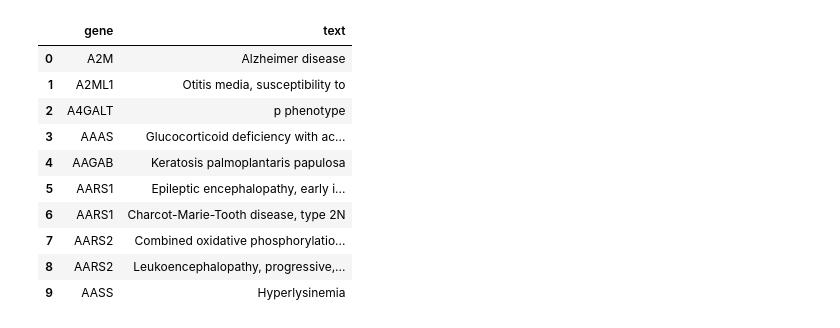
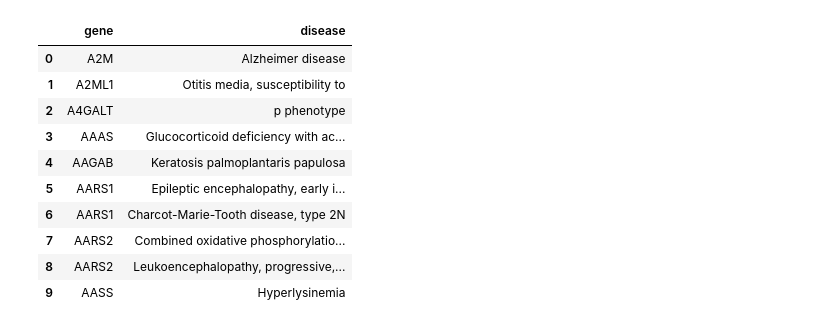
Before and after one commit to irbraun/snpedia-nlp, a Jupyter notebook: scripts/looking_at_clinvar_data.ipynb, the cells around one changed output. Drawn from its saved outputs; the diff is of its cells as text; code cells hidden in the pictures.

```diff
--- a/scripts/looking_at_clinvar_data.ipynb
+++ b/scripts/looking_at_clinvar_data.ipynb
@@ -20,11 +19,11 @@ df.head(10)
 | 9 | 10157 | AASS | NaN | C0543533 | Hyperlysinemia | Human Phenotype Ontology | HP:0002161 | 238700.0 | ... |
 # %%
 df = df[["AssociatedGenes","DiseaseName"]]
-df.columns = ["gene", "text"]
-df.to_csv(OUTPUT_FILEPATH, index=False)
+df.columns = ["gene", "disease"]
+df.to_csv("../genes_and_diseases.tsv", sep="\t", index=False)
 df.head(10)
 # %% [output]
-|  | gene | text |
+|  | gene | disease |
 | 0 | A2M | Alzheimer disease |
 | 1 | A2ML1 | Otitis media, susceptibility to |
 | 2 | A4GALT | p phenotype |
```
Also changed, not shown: parts of 1 cell of this notebook, 11 other files.
